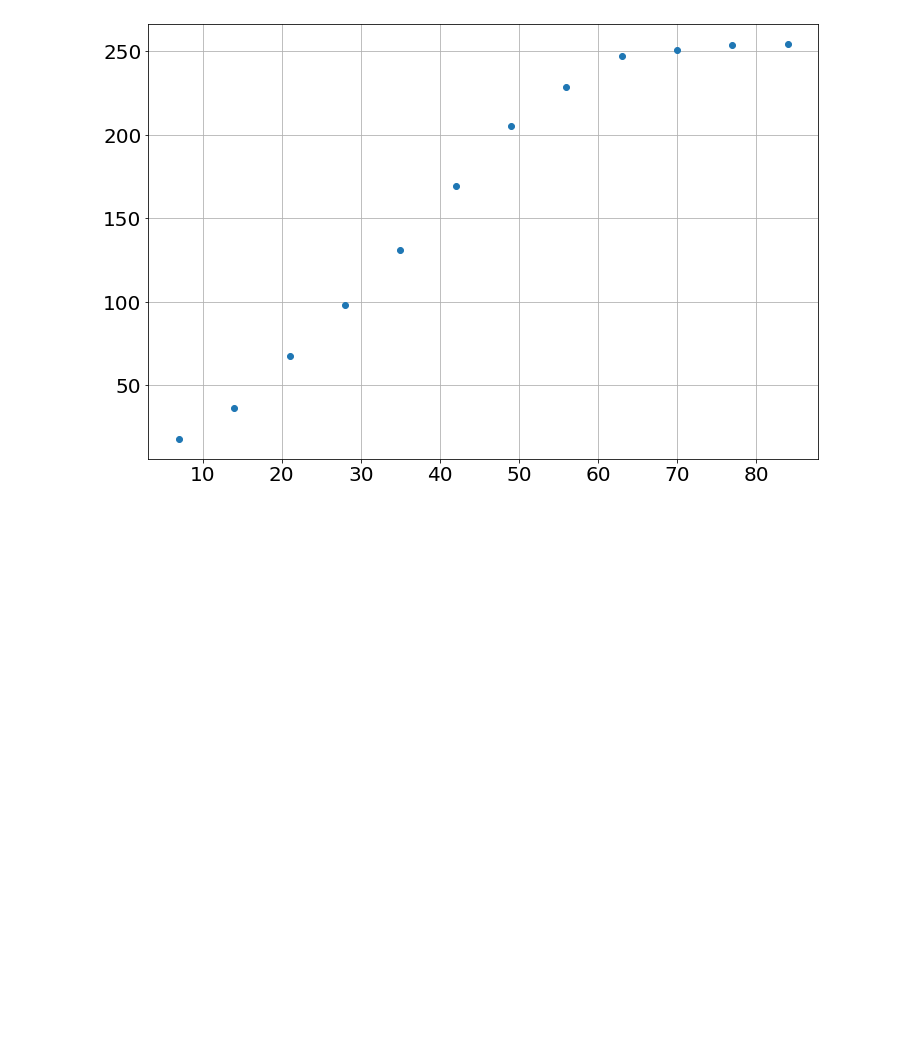
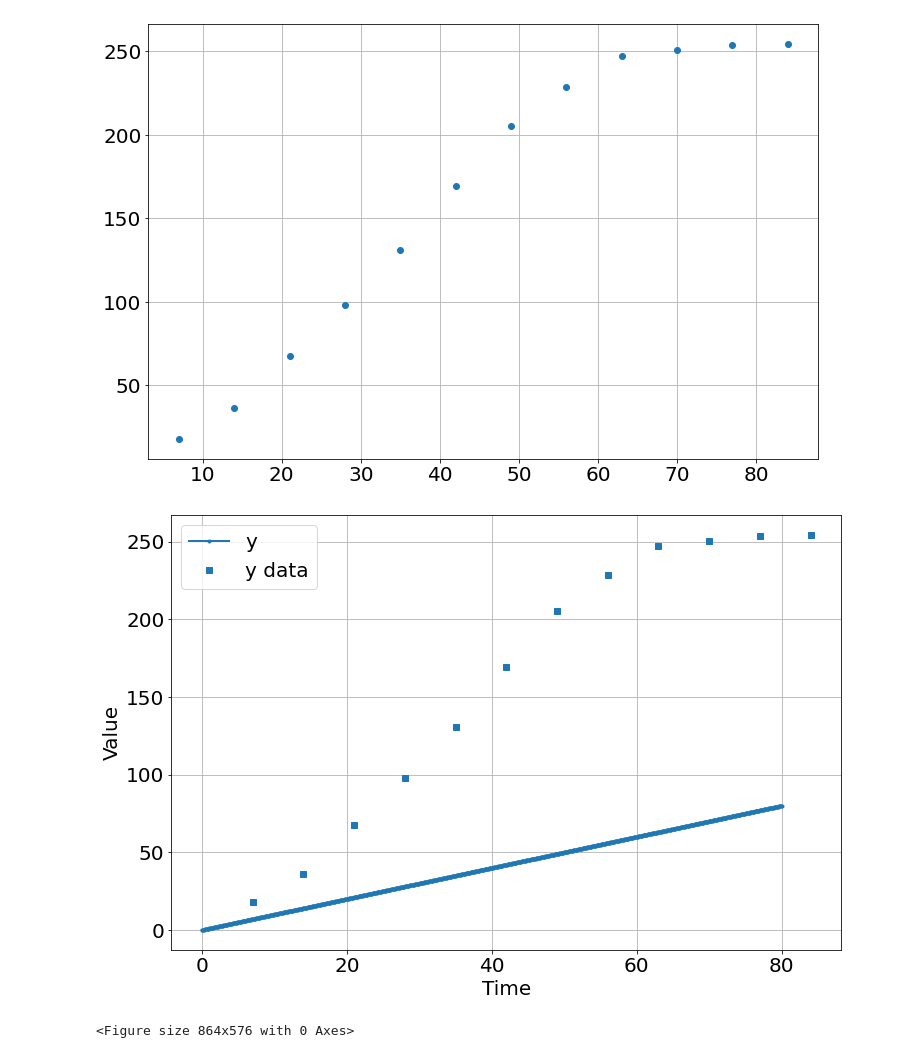
Before and after one commit to bblais/Computer-Programming-for-the-Sciences-Spring-2022, a Jupyter notebook: Sprint #3 - Parameter Fitting and Scientific Questions/2022-03-22 - lmfit with pyndamics.ipynb, the cells around one changed output. Saved outputs shown, nothing was run; the diff lists cells and outputs as text; code cells hidden in the pictures; blank space fills up the shorter version.

```diff
--- a/Sprint #3 - Parameter Fitting and Scientific Questions/2022-03-22 - lmfit with pyndamics.ipynb
+++ b/Sprint #3 - Parameter Fitting and Scientific Questions/2022-03-22 - lmfit with pyndamics.ipynb
@@ -14,3 +14,12 @@ plot(t_data,h_data,'o')
 # %% [output]
 [<matplotlib.lines.Line2D at 0x...>]
 [figure]
+# %%
+sim=Simulation()
+sim.add("y' = a",0,plot=True)
+sim.add_data(t=t_data,y=h_data,plot=True)
+sim.params(a=1)
+sim.run(80)
+# %% [output]
+[figure, added]
+<Figure size 864x576 with 0 Axes>
```
Also changed, not shown: parts of 5 cells of this notebook, 1 other file.
